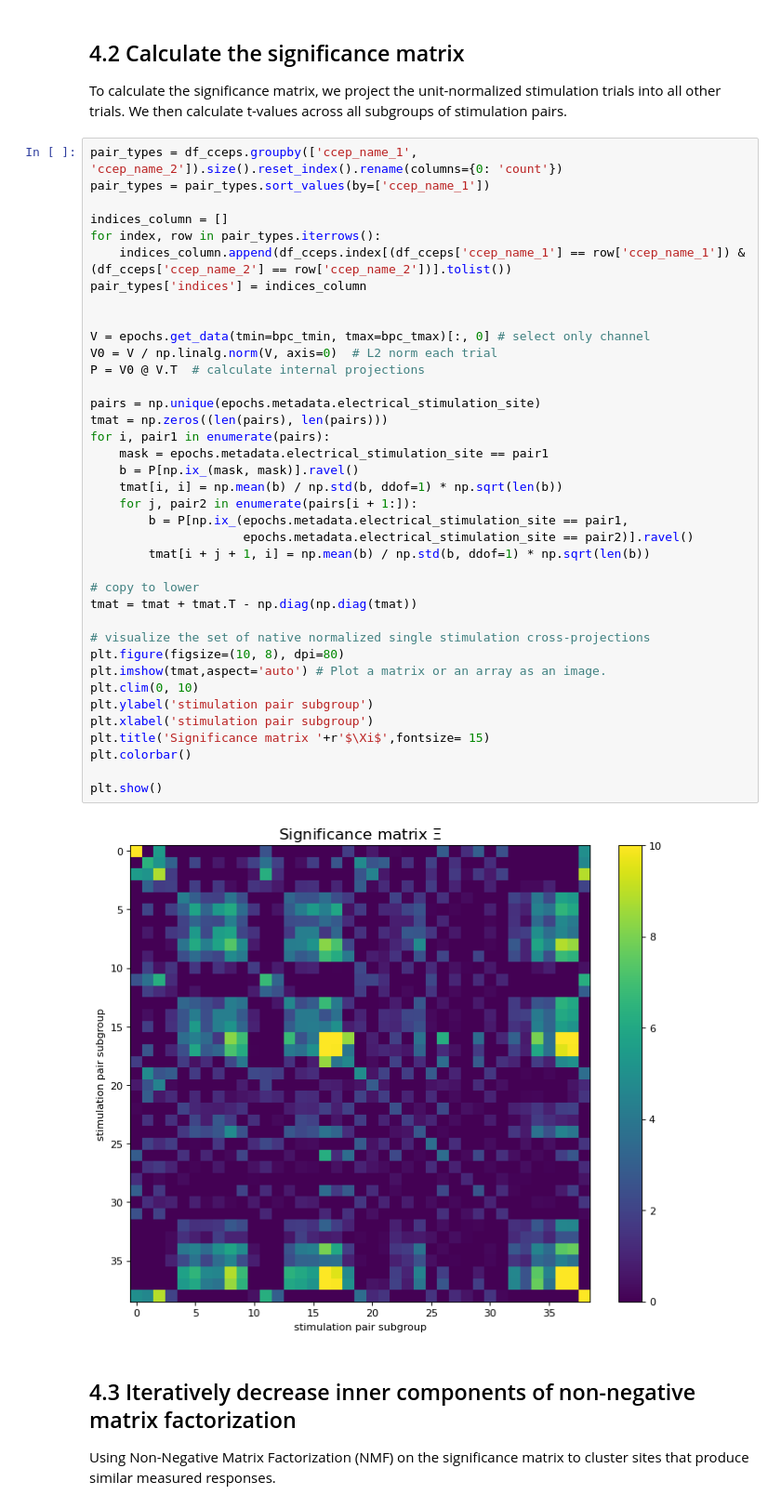
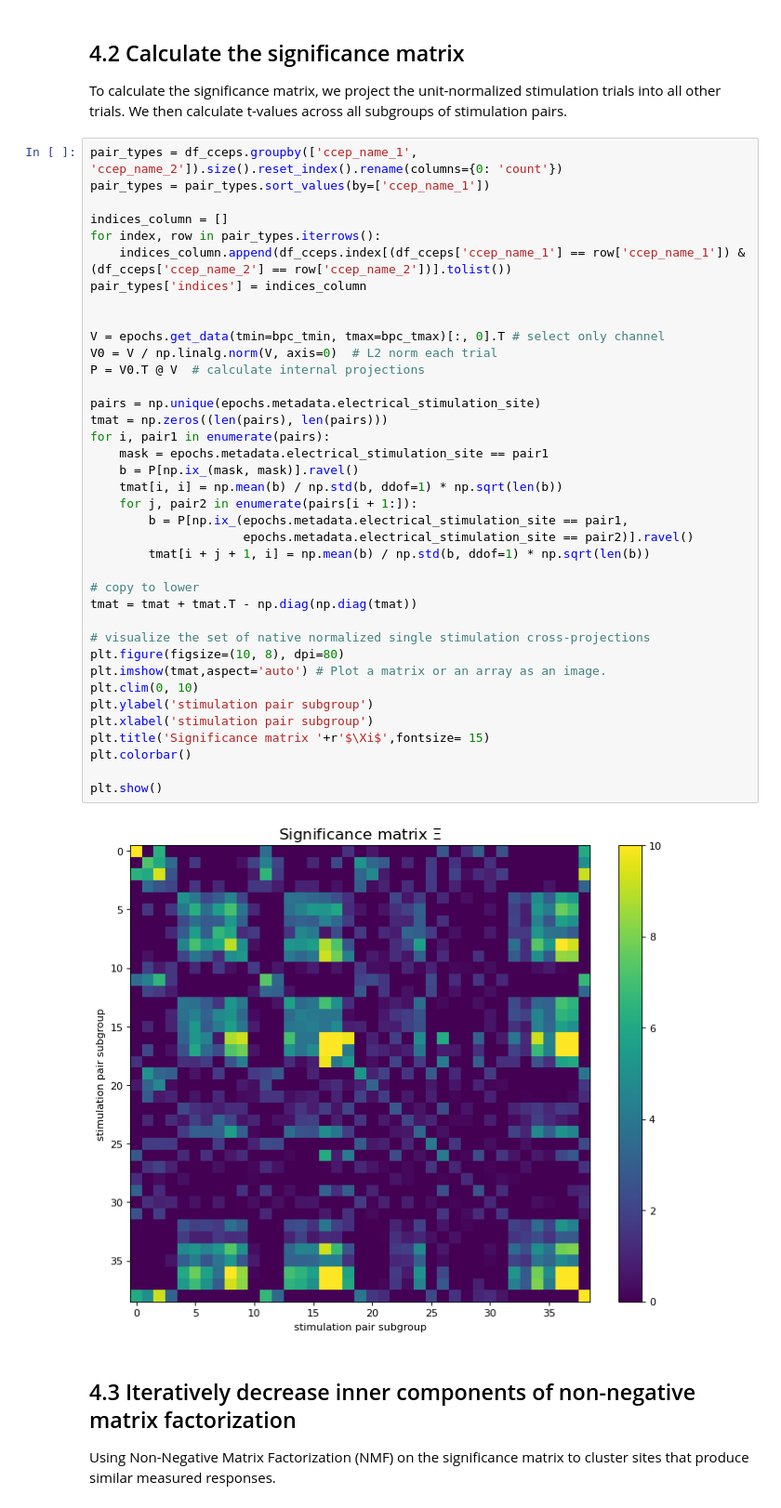
Before and after one commit to MultimodalNeuroimagingLab/bpc_jupyter, a Jupyter notebook: bpc_interactive.ipynb, the cells around one changed output. Shown at 93% size. Saved outputs shown, nothing was run; the diff lists cells and outputs as text.

Commit message:
found the bug, works now, except for plotting at the very end

```diff
--- a/bpc_interactive.ipynb
+++ b/bpc_interactive.ipynb
@@ -253,36 +253,36 @@ for index, row in pair_types.iterrows():
 pair_types['indices'] = indices_column
 
 
-V = epochs.get_data(tmin=bpc_tmin, tmax=bpc_tmax)[:, 0] # select only channel
+V = epochs.get_data(tmin=bpc_tmin, tmax=bpc_tmax)[:, 0].T # select only channel
 V0 = V / np.linalg.norm(V, axis=0)  # L2 norm each trial
-P = V0 @ V.T  # calculate internal projections
+P = V0.T @ V  # calculate internal projections
 
 pairs = np.unique(epochs.metadata.electrical_stimulation_site)
 tmat = np.zeros((len(pairs), len(pairs)))
 for i, pair1 in enumerate(pairs):
     mask = epochs.metadata.electrical_stimulation_site == pair1
     b = P[np.ix_(mask, mask)].ravel()
     tmat[i, i] = np.mean(b) / np.std(b, ddof=1) * np.sqrt(len(b))
     for j, pair2 in enumerate(pairs[i + 1:]):
         b = P[np.ix_(epochs.metadata.electrical_stimulation_site == pair1,
                      epochs.metadata.electrical_stimulation_site == pair2)].ravel()
         tmat[i + j + 1, i] = np.mean(b) / np.std(b, ddof=1) * np.sqrt(len(b))
 
 # copy to lower
 tmat = tmat + tmat.T - np.diag(np.diag(tmat))
 
 # visualize the set of native normalized single stimulation cross-projections
 plt.figure(figsize=(10, 8), dpi=80)
 plt.imshow(tmat,aspect='auto') # Plot a matrix or an array as an image.
 plt.clim(0, 10)
 plt.ylabel('stimulation pair subgroup')
 plt.xlabel('stimulation pair subgroup')
 plt.title('Significance matrix '+r'$\Xi$',fontsize= 15)
 plt.colorbar()
 
 plt.show()
 # %% [output]
-[figure, old version]
+[figure, new version]
 # %% [markdown]
 ## 4.3 Iteratively decrease inner components of non-negative matrix factorization
 
```
Also changed, not shown: parts of 3 cells of this notebook.
